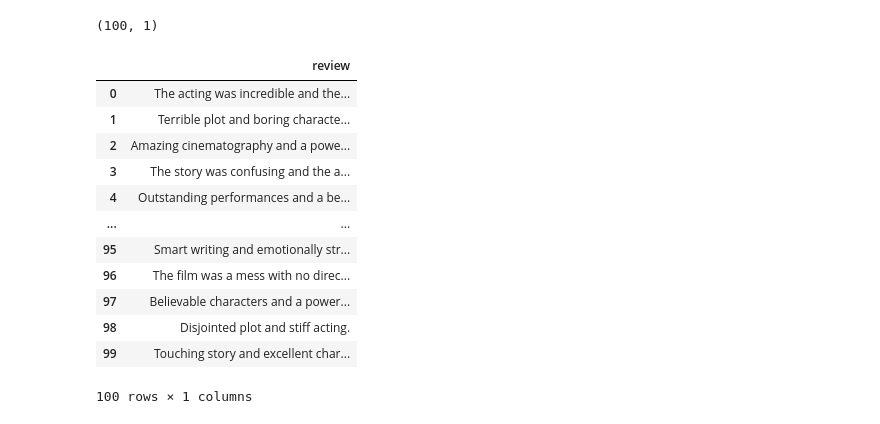
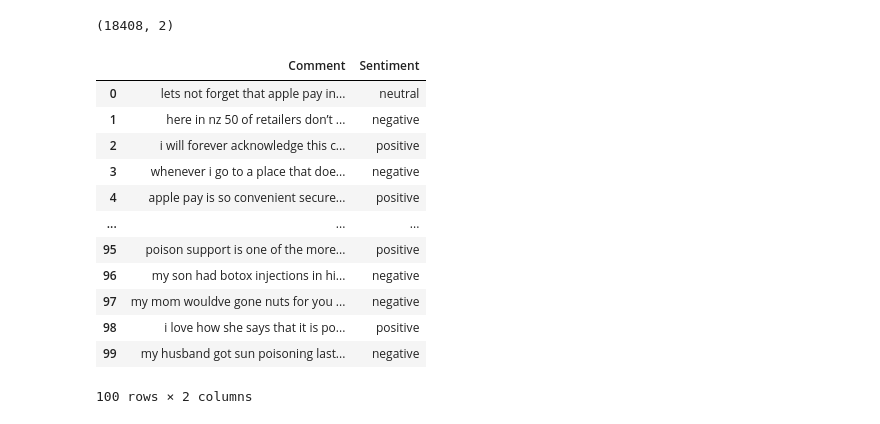
Before and after one commit to AndrePilcoChiuyare/topics-in-computer-science-pc3, a Jupyter notebook: pc3.ipynb, the cells around one changed output. Cells and saved outputs as stored; diff of their text form; code cells hidden in the pictures.

Commit message:
last try

```diff
--- a/pc3.ipynb
+++ b/pc3.ipynb
@@ -90,45 +90,46 @@ data = {
         "Uninspired dialogue and bland acting.",
         "The film delivered powerful performances and message.",
         "The acting felt wooden and the story had no soul.",
         "A strong cast and a solid emotional journey.",
         "Forgettable plot and messy storytelling.",
         "The characters felt authentic and the story worked.",
         "It was boring and the acting was weak.",
         "Rich storytelling and great performances.",
         "It lacked any memorable moments or performances.",
         "Masterful direction and impactful acting.",
         "No structure, bad pacing, and forgettable characters.",
         "Beautiful cinematography with a solid emotional base.",
         "The film felt rushed and poorly planned.",
         "The acting was grounded and the story was layered.",
         "Pointless scenes and random story arcs.",
         "A great ensemble and a touching story.",
         "Unconvincing acting and flat storytelling.",
         "Incredible acting and a compelling plot.",
         "No chemistry and a poorly written story.",
         "Smart writing and emotionally strong performances.",
         "The film was a mess with no direction.",
         "Believable characters and a powerful narrative.",
         "Disjointed plot and stiff acting.",
         "Touching story and excellent character arcs.",
     ]
 }
 
-df = pd.DataFrame(data)
+# df = pd.DataFrame(data)
+df = pd.read_csv('YoutubeCommentsDataSet.csv')
 print(df.shape)
 df.head(100)
 # %% [output]
-(100, 1)
+(18408, 2)
-|  | review |
-| 0 | The acting was incredible and the... |
-| 1 | Terrible plot and boring characte... |
-| 2 | Amazing cinematography and a powe... |
-| 3 | The story was confusing and the a... |
-| 4 | Outstanding performances and a be... |
-| ... | ... |
-| 95 | Smart writing and emotionally str... |
-| 96 | The film was a mess with no direc... |
-| 97 | Believable characters and a power... |
-| 98 | Disjointed plot and stiff acting. |
-| 99 | Touching story and excellent char... |
+|  | Comment | Sentiment |
+| 0 | lets not forget that apple pay in... | neutral |
+| 1 | here in nz 50 of retailers don’t ... | negative |
+| 2 | i will forever acknowledge this c... | positive |
+| 3 | whenever i go to a place that doe... | negative |
+| 4 | apple pay is so convenient secure... | positive |
+| ... | ... | ... |
+| 95 | poison support is one of the more... | positive |
+| 96 | my son had botox injections in hi... | negative |
+| 97 | my mom wouldve gone nuts for you ... | negative |
+| 98 | i love how she says that it is po... | positive |
+| 99 | my husband got sun poisoning last... | negative |
-100 rows × 1 columns
+100 rows × 2 columns
```
Also changed, not shown: parts of 5 cells of this notebook.
